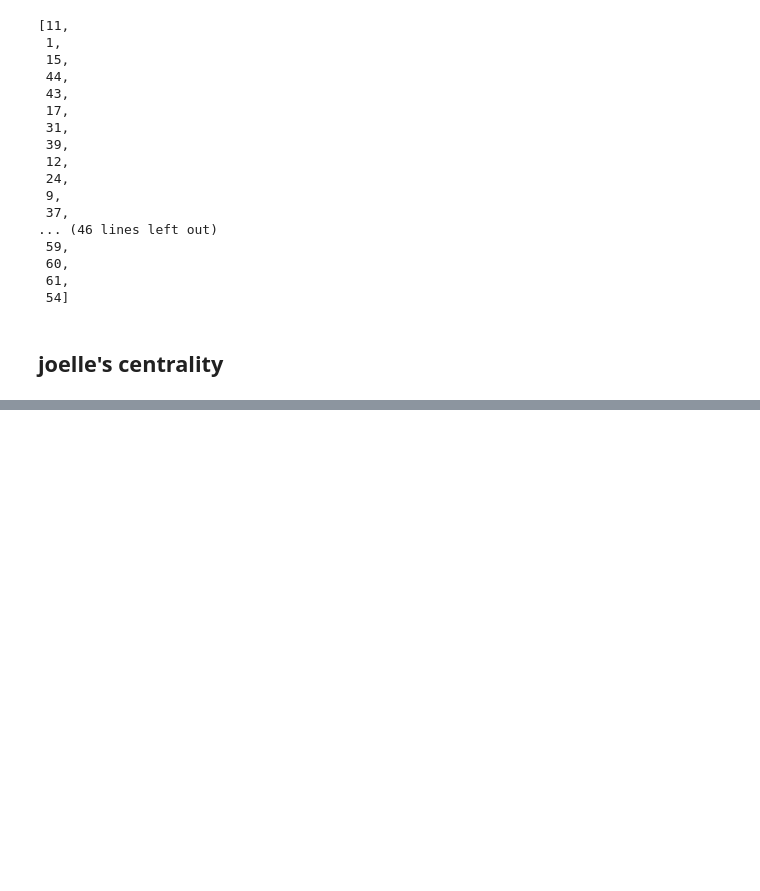
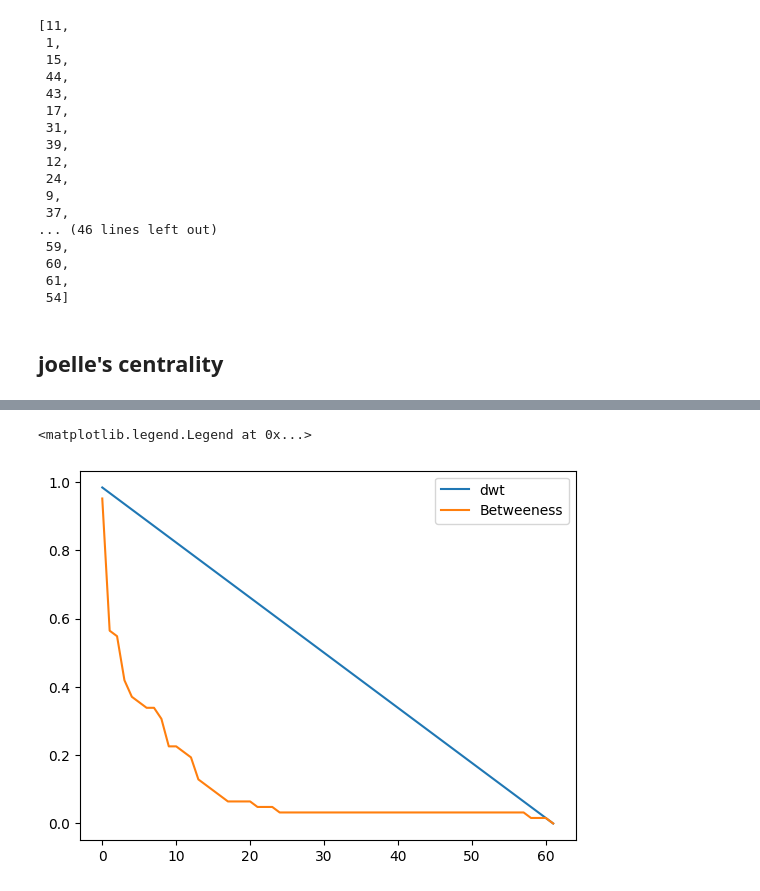
Before and after one commit to raysas/network-disintegration-attacks, a Jupyter notebook: code/test.ipynb, the cells around one changed output, grey strips where cells are left out. Drawn from its saved outputs; the diff is of its cells as text; code cells hidden in the pictures; blank space fills up the shorter version.

```diff
--- a/code/test.ipynb
+++ b/code/test.ipynb
@@ -542,0 +695,10 @@ plt.legend()
+# %%
+dwt_seq_attack = seq_attack(G, DWT_centrality)
+bet_seq_attack = seq_attack(G, nx.betweenness_centrality)
+
+plt.plot(list(dwt_seq_attack[0].keys()), list(dwt_seq_attack[0].values()), label='dwt')
+plt.plot(list(bet_seq_attack[0].keys()), list(bet_seq_attack[0].values()), label='Betweeness')
+plt.legend()
+# %% [output]
+<matplotlib.legend.Legend at 0x...>
+[figure, added]
```
Also changed, not shown: parts of 9 cells of this notebook, 2 other files.
